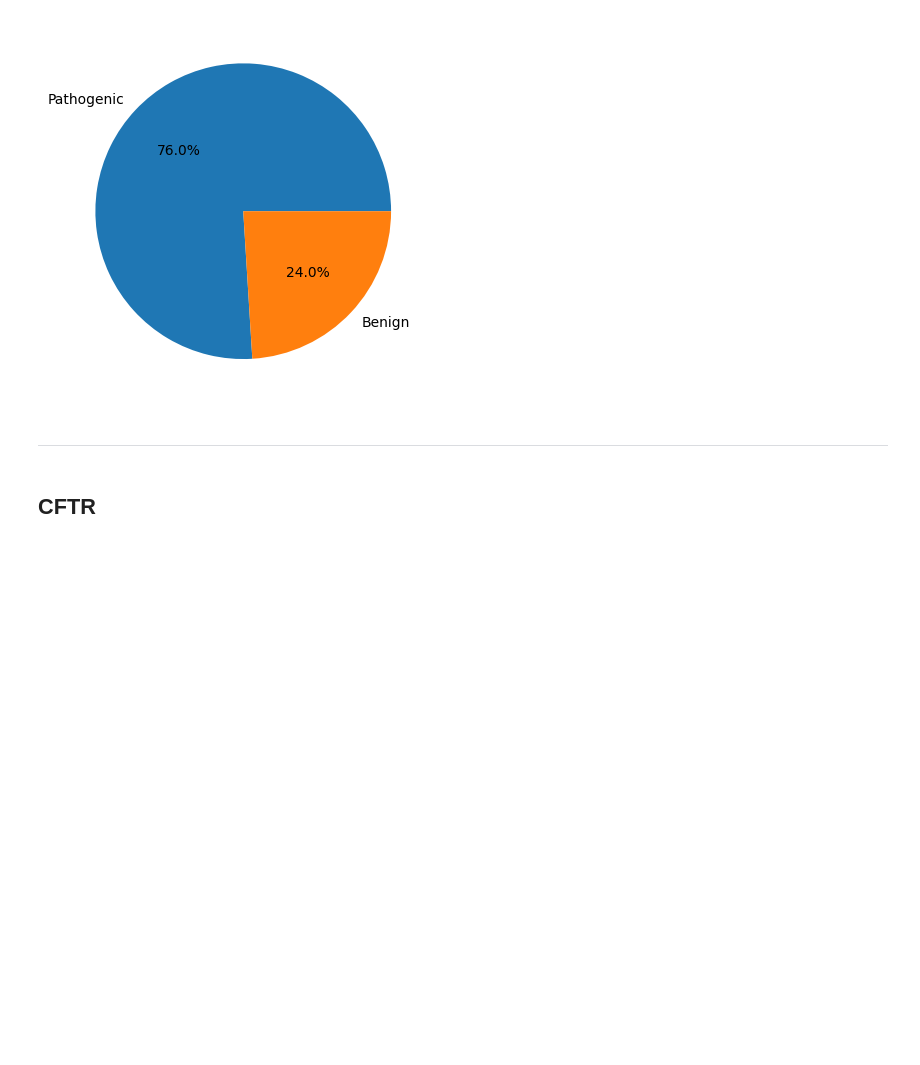
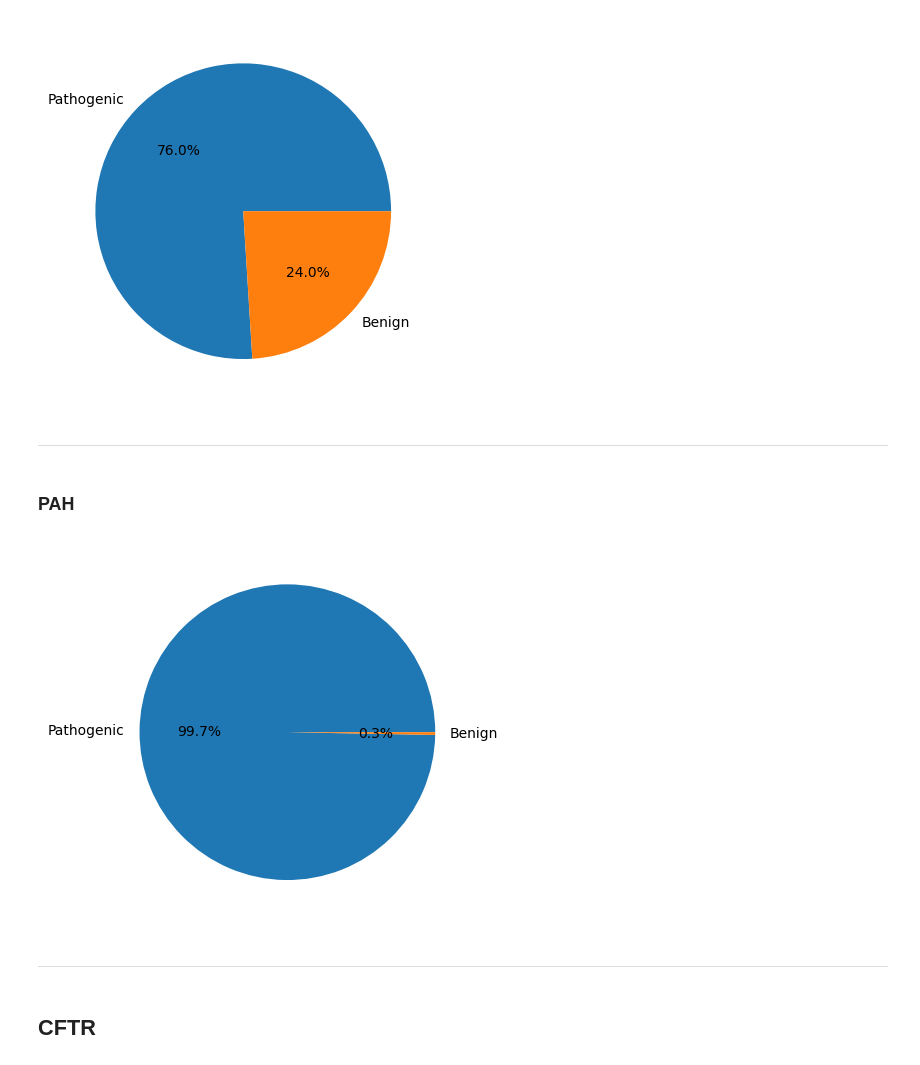
Before and after one commit to waelkabouk/bionetix, a Jupyter notebook: #2 generating graphs to explain the data.ipynb, the cells around one changed output. Cells and saved outputs as stored; diff of their text form; code cells hidden in the pictures; blank space fills up the shorter version.

Commit message:
updated the graphs
updated the graph generating code and erased some left over code from my original script.

```diff
--- a/#2 generating graphs to explain the data.ipynb
+++ b/#2 generating graphs to explain the data.ipynb
@@ -152,6 +152,16 @@ plt.show()
 [figure]
 # %% [markdown]
 ---
+# %% [markdown]
+### PAH
+# %%
+plt.pie(df_pah['label'].value_counts().values,autopct="%1.1f%%",labels=df_pah['label'].value_counts().keys().tolist())
+plt.savefig("generated_images/PAH_data.png", dpi=300, bbox_inches='tight')
+plt.show()
+# %% [output]
+[figure, added]
+# %% [markdown]
+---
 # %% [markdown]
 ## CFTR
 # %%
```
Also changed, not shown: parts of 21 cells of this notebook.
